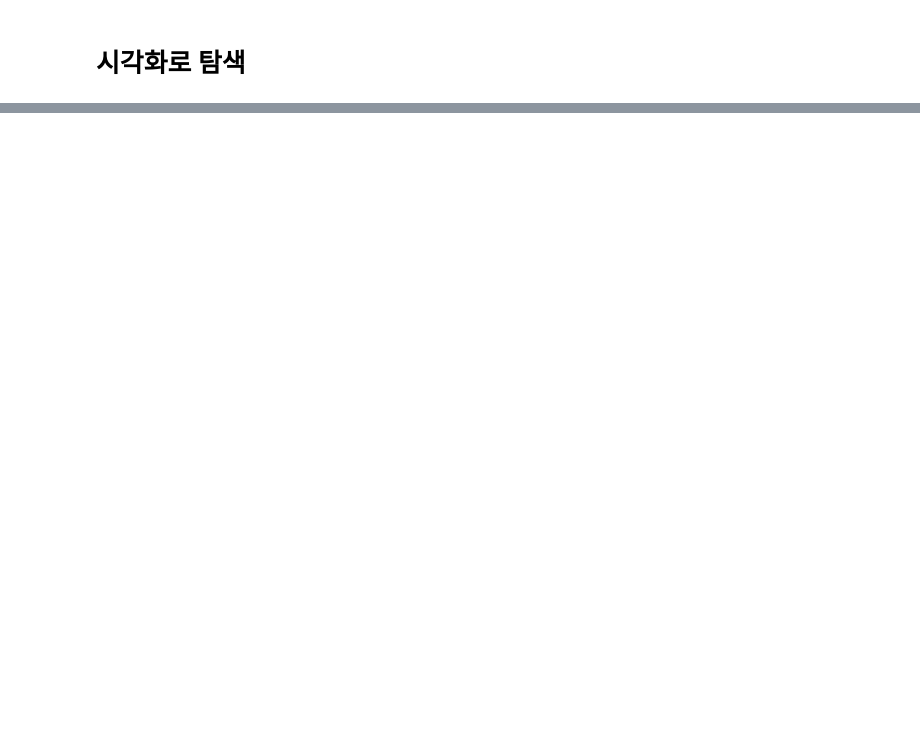
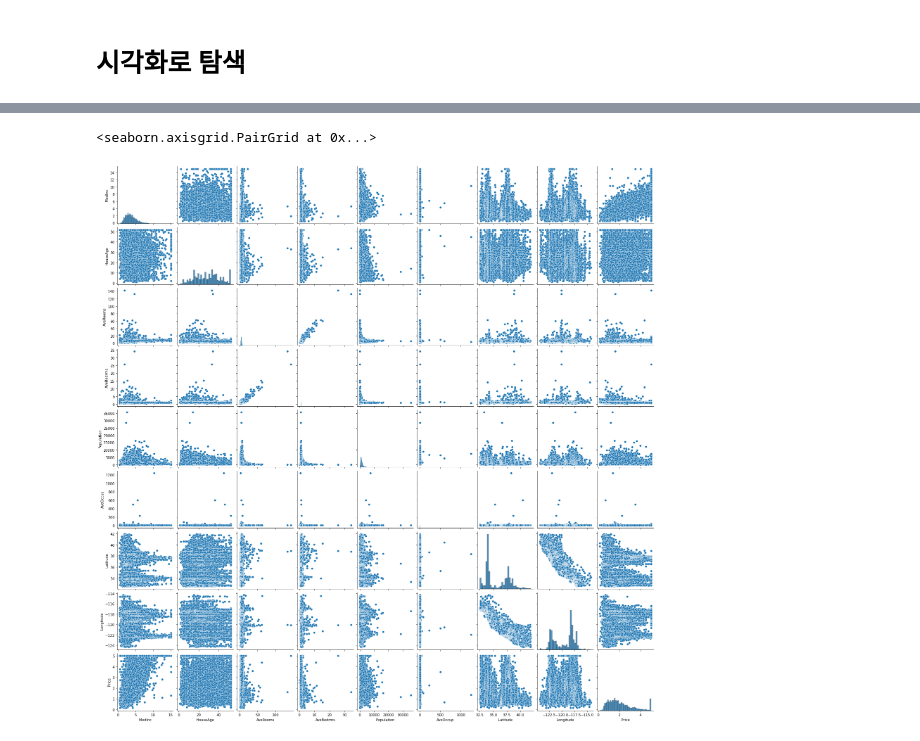
Before and after one commit to happyme2/Bigdata, a Jupyter notebook: Machine Learning/03.다중선형회귀_보스턴집값, 당뇨병데이터,캘리포니아집값.ipynb, the cells around one changed output, grey strips where cells are left out. Drawn from its saved outputs; the diff is of its cells as text; code cells hidden in the pictures; blank space fills up the shorter version.

```diff
--- a/Machine Learning/03.다중선형회귀_보스턴집값, 당뇨병데이터,캘리포니아집값.ipynb
+++ b/Machine Learning/03.다중선형회귀_보스턴집값, 당뇨병데이터,캘리포니아집값.ipynb
@@ -414,11 +605,15 @@ california_df.describe()
 # %%
 import matplotlib.pyplot as plt
 import seaborn as sns
 
 # 전체 컬럼에서 상호간의 관계를 파악할 변수들을 선정한다
-
+ccol = california_df.columns
 
 #pairplot 시각화
+sns.pairplot(california_df[ccol])
+# %% [output]
+<seaborn.axisgrid.PairGrid at 0x...>
+[figure, added]
 # %%
 # 위경도 데이터 시각화
 california_df.plot(kind='scatter', x='Longitude', y='Latitude', alpha=0.2, figsize=(12, 10));
```
Also changed, not shown: parts of 23 cells of this notebook.
